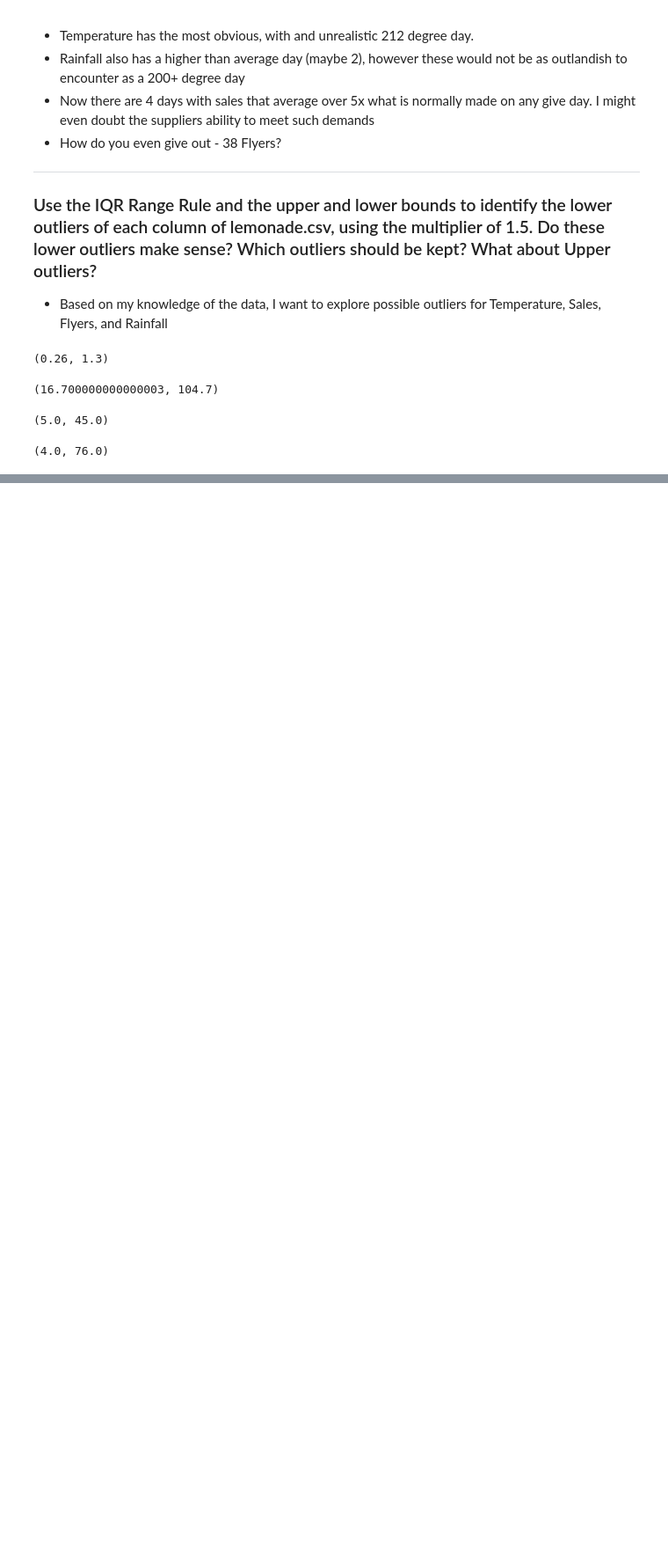
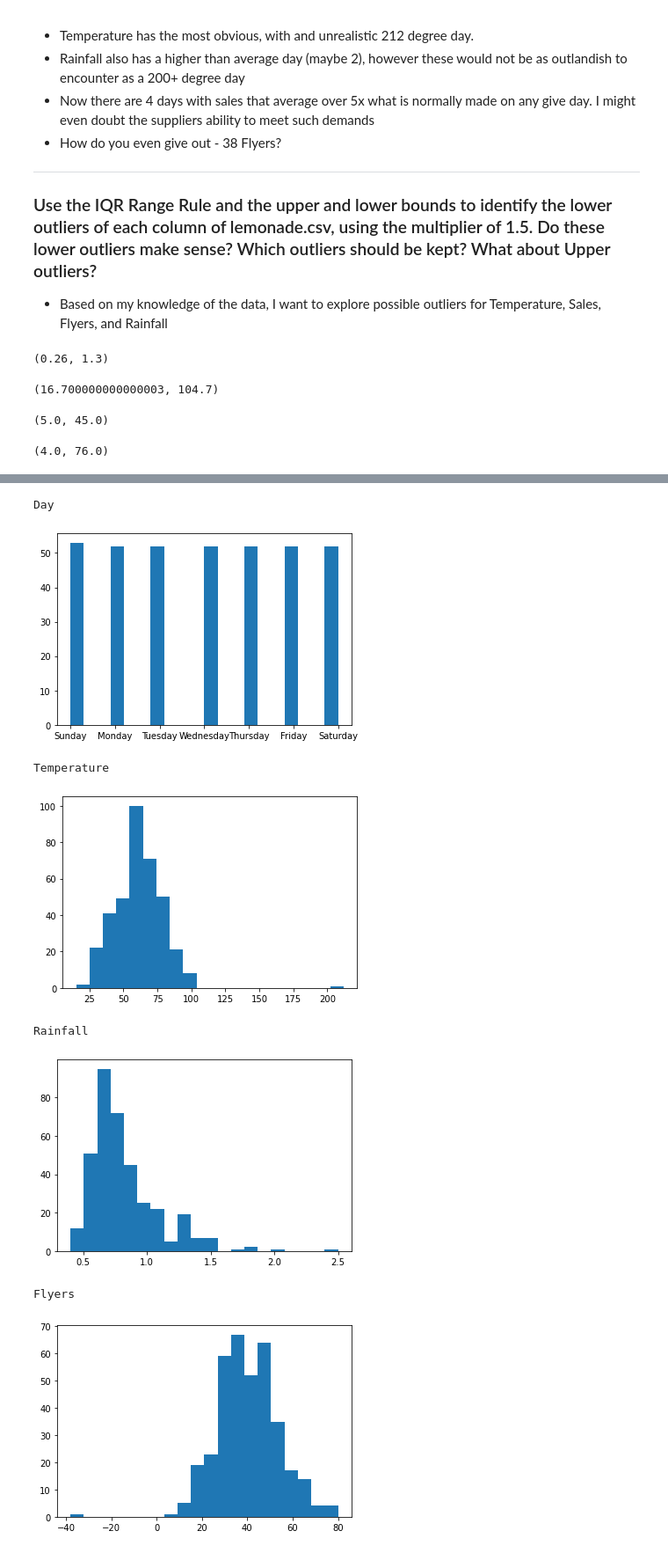
Before and after one commit to BraedenWright/anomaly-detection-exercises, a Jupyter notebook: anomaly_detection_exercises.ipynb, the cells around one changed output, grey strips where cells are left out. Shown at 88% size. Cells and saved outputs as stored; diff of their text form; code cells hidden in the pictures; blank space fills up the shorter version.

```diff
--- a/anomaly_detection_exercises.ipynb
+++ b/anomaly_detection_exercises.ipynb
@@ -225,0 +274,14 @@ flyer_lower, flyer_upper
+# %%
+for col in df.columns:
+    print(col)
+    plt.hist(df[col], bins=20)
+    plt.show()
+# %% [output]
+Day
+[figure, added]
+Temperature
+[figure, added]
+Rainfall
+[figure, added]
+Flyers
+[figure, added]
```
Also changed, not shown: parts of 9 cells of this notebook, 1 other file.
